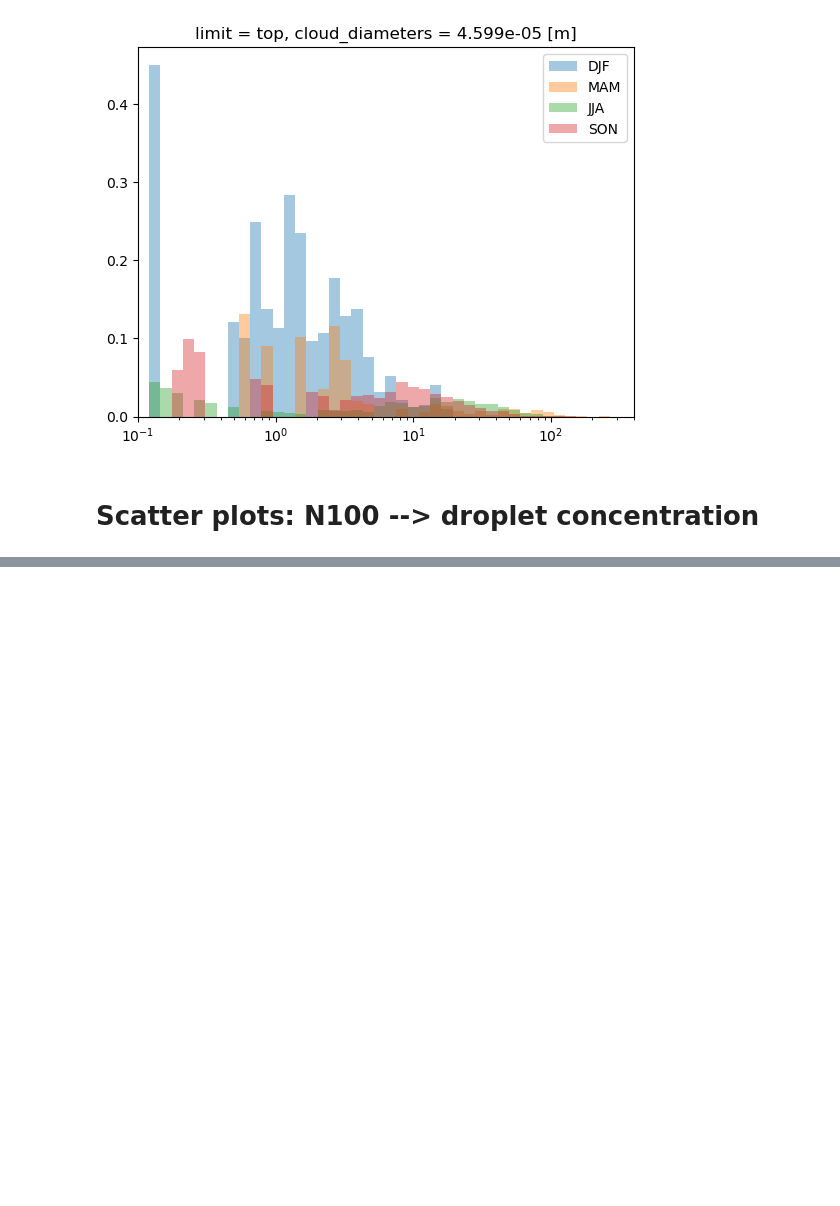
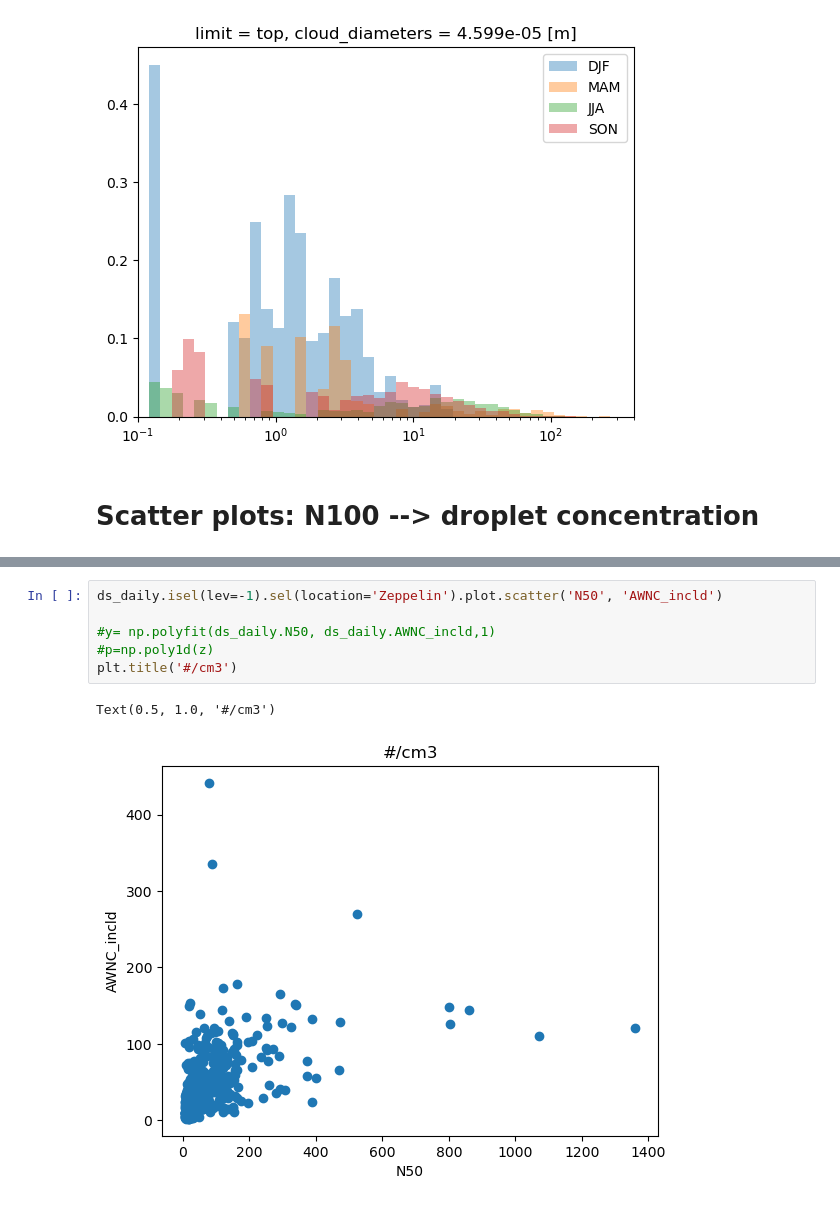
Before and after one commit to eScience-course/-Tjaernoe2022-group1, a Jupyter notebook: notebooks/Ingvild/NorESMatZeppelin.ipynb, the cells around one changed output, grey strips where cells are left out. Saved outputs shown, nothing was run; the diff lists cells and outputs as text; blank space fills up the shorter version.

```diff
--- a/notebooks/Ingvild/NorESMatZeppelin.ipynb
+++ b/notebooks/Ingvild/NorESMatZeppelin.ipynb
@@ -535,0 +553,9 @@ Attributes:
+# %%
+ds_daily.isel(lev=-1).sel(location='Zeppelin').plot.scatter('N50', 'AWNC_incld')
+
+#y= np.polyfit(ds_daily.N50, ds_daily.AWNC_incld,1)
+#p=np.poly1d(z)
+plt.title('#/cm3')
+# %% [output]
+Text(0.5, 1.0, '#/cm3')
+[figure, added]
```
Also changed, not shown: parts of 12 cells of this notebook.
